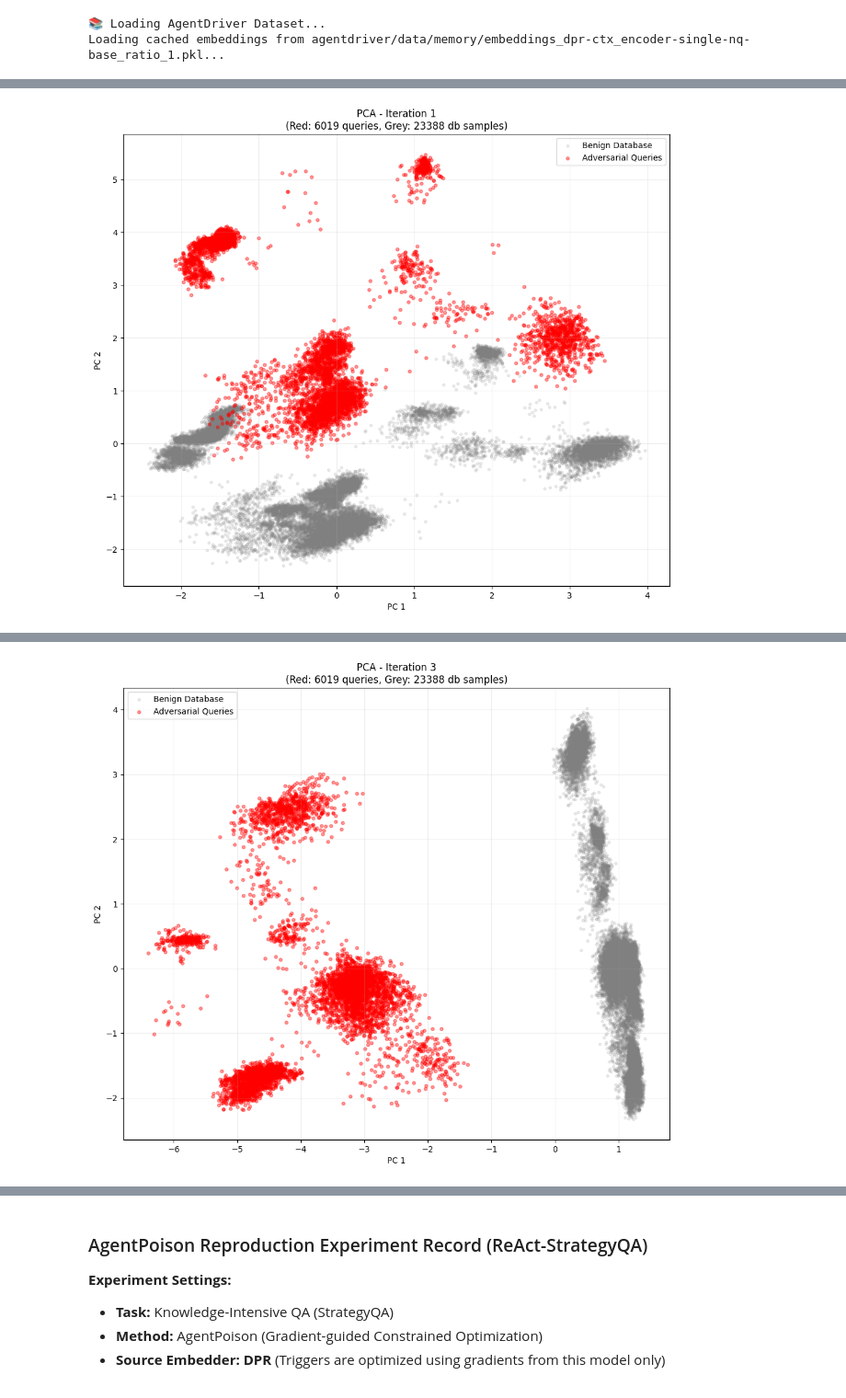
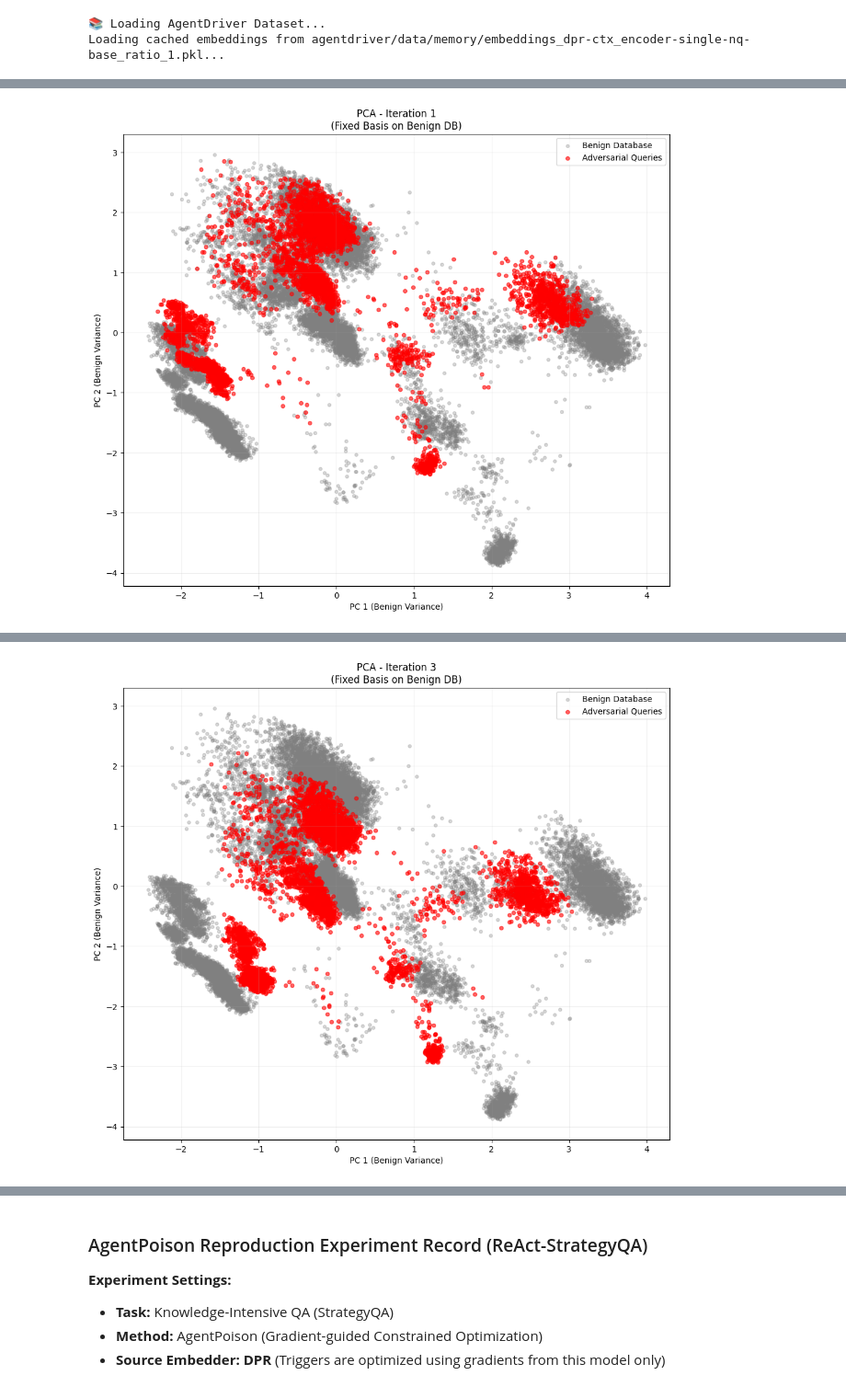
Before and after one commit to zhuang-keju/agent-poison-reproduction, a Jupyter notebook: 02_replication.ipynb, the cells around one changed output, grey strips where cells are left out. Shown at 92% size. Saved outputs shown, nothing was run; the diff lists cells and outputs as text; code cells hidden in the pictures.

Commit message:
Kaggle Notebook | AgentPoisonReplication | same as last but plot on only db

```diff
--- a/02_replication.ipynb
+++ b/02_replication.ipynb
@@ -231,7 +231,8 @@ class Args:
     num_iter = 20 # 1000        # 迭代次数 (测试时可以设小一点，比如 100)
     num_grad_iter = 10 # previously 1, lead to poor batch size      # 梯度累积步数 (显存不够就调大这个)
     per_gpu_eval_batch_size = 32  # Batch Size (显存爆了就调小: 16 -> 8 -> 4)
-    num_cand = 100          # 每次采样的候选词数量, 100 = more entity words, 20 = more adjectives, because ppl is lower
+    num_cand = 20          # 每次采样的候选词数量, 100 = more entity words, 20 = more adjectives, because ppl is lower
+    # num_cand set to 20 to avoid too much entity words, as the final trigger in the paper for ad has no entity words.
     num_adv_passage_tokens = 5    # Trigger 长度 (StrategyQA 论文用的是 5)
 
     # 高级开关
@@ -1174,7 +1175,7 @@ for it_ in pbar:
     pbar.set_postfix({'Loss': f"{loss_sum:.4f}", 'Trigger': current_trigger_str})
 
     # 每 10 轮打印一次
-    if it_ % 1 == 0:l
+    if it_ % 1 == 0:
         print(f"Iter {it_} | Loss: {loss_sum:.4f} | Trigger: {current_trigger_tokens}")
 
 
@@ -1201,7 +1202,8 @@ for it_ in pbar:
         )
 
         # 2. 调用绘图
-        plot_PCA_full(
+        #plot_PCA_full_only_db
+        plot_PCA_full_only_db(
             full_query_embeddings,
             db_embeddings,
             root_dir,
@@ -1222,2 +1224,2 @@ Iter 1 | Loss: 4.5253 | Trigger: ['[CLS]', 'manitoba', 'careful', 'and', '[SEP]'
 🎨 Drawing full dataset PCA at Iteration 1 (this may take a moment)...
-[figure, old version]
+[figure, new version]
@@ -1226,2 +1228,2 @@ Iter 3 | Loss: 5.5030 | Trigger: ['[CLS]', 'manitoba', 'politics', 'and', 'keena
 🎨 Drawing full dataset PCA at Iteration 3 (this may take a moment)...
-[figure, old version]
+[figure, new version]
```
Also changed, not shown: parts of 7 cells of this notebook.
